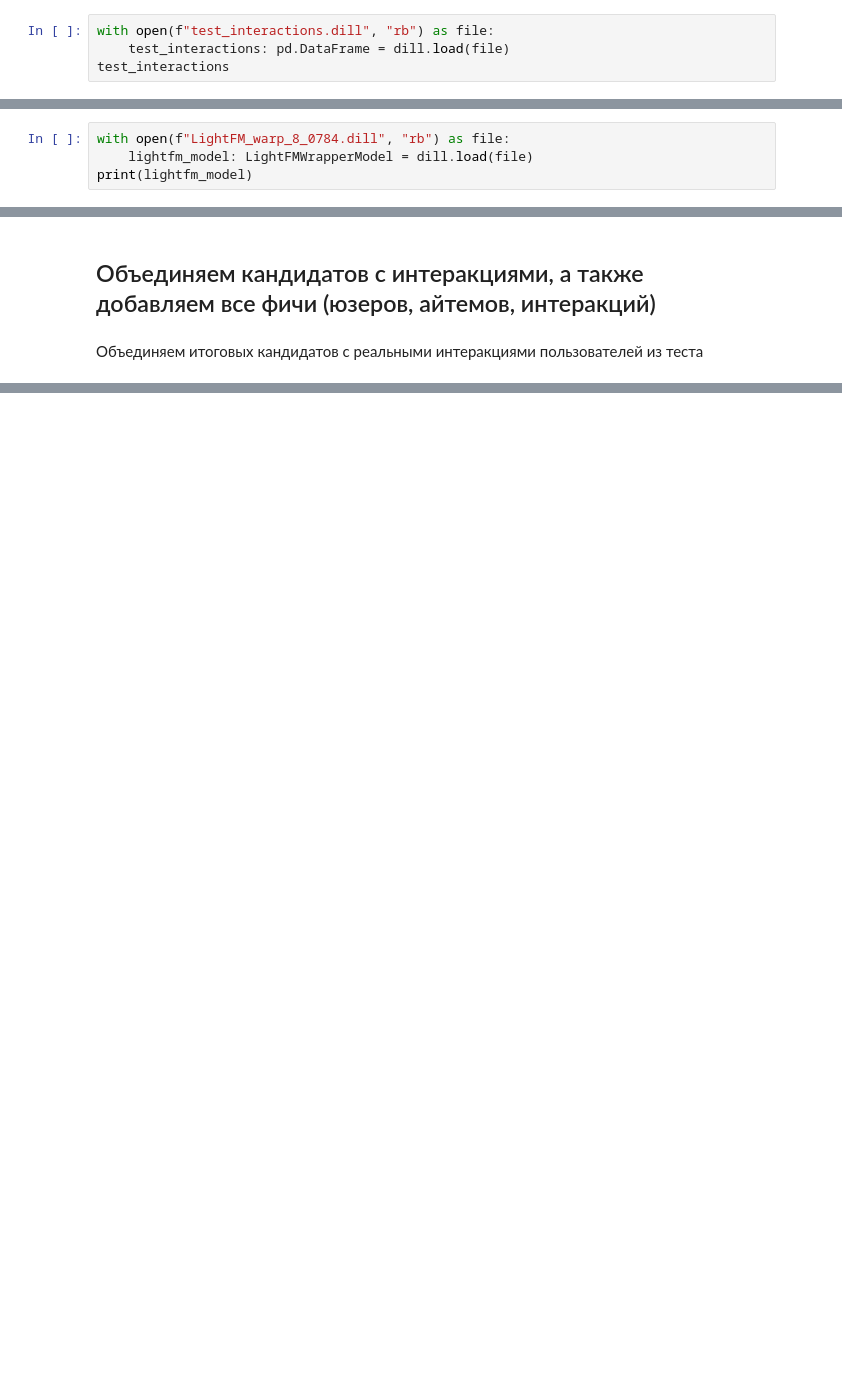
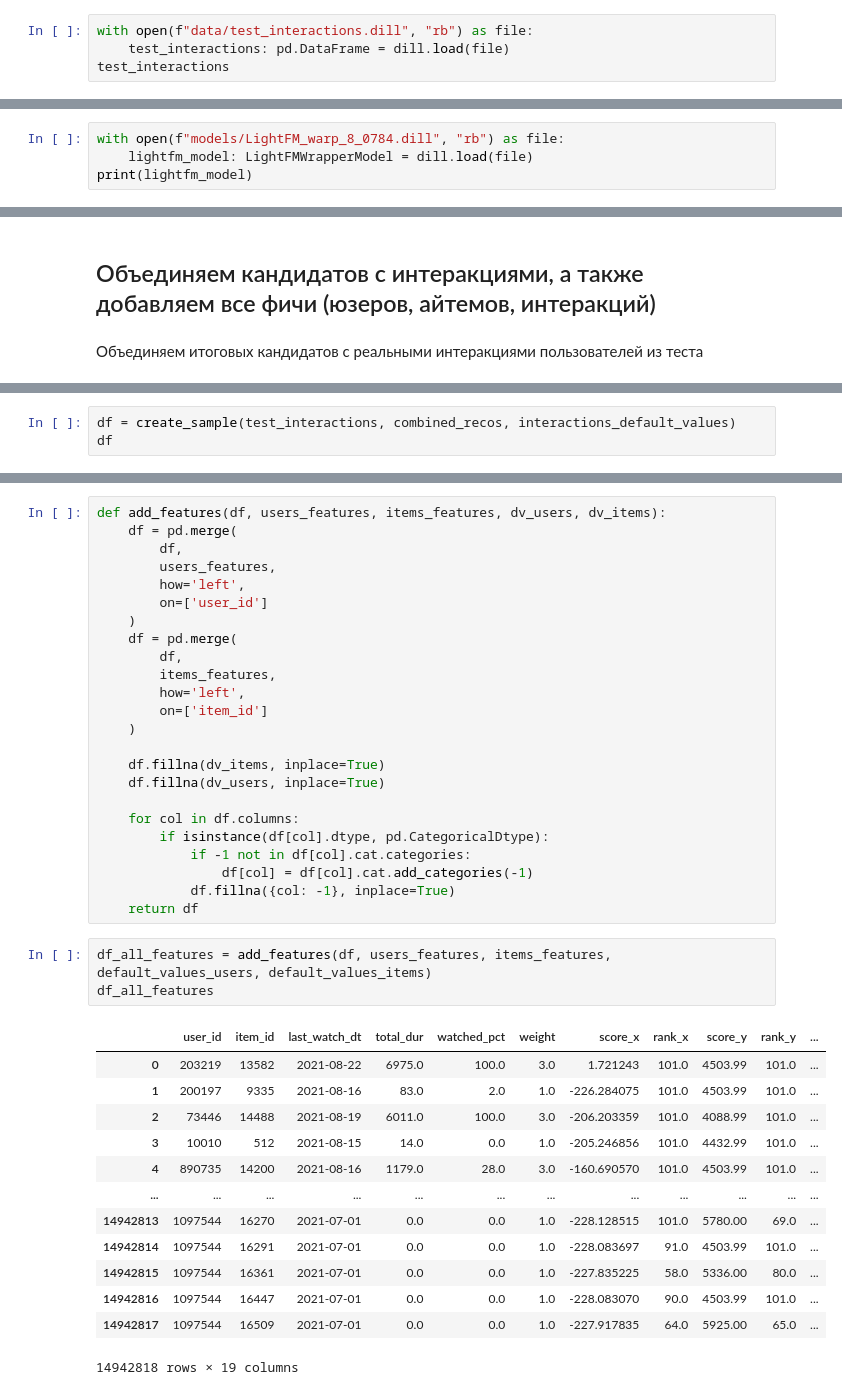
Before and after one commit to sesevasa64/RecoServiceTemplate, a Jupyter notebook: notebooks/hw5.ipynb, the cells around one changed output, grey strips where cells are left out. Drawn from its saved outputs; the diff is of its cells as text; blank space fills up the shorter version.

```diff
--- a/notebooks/hw5.ipynb
+++ b/notebooks/hw5.ipynb
@@ -324,5 +301,5 @@ train_interactions
 # %%
-with open(f"test_interactions.dill", "rb") as file:
+with open(f"data/test_interactions.dill", "rb") as file:
     test_interactions: pd.DataFrame = dill.load(file)
 test_interactions
 # %% [output]
@@ -345,7 +322,7 @@ TEST_USERS
 # %% [output]
 array([203219, 200197,  73446, ..., 623792, 442859, 857162], dtype=int64)
 # %%
-with open(f"LightFM_warp_8_0784.dill", "rb") as file:
+with open(f"models/LightFM_warp_8_0784.dill", "rb") as file:
     lightfm_model: LightFMWrapperModel = dill.load(file)
 print(lightfm_model)
 # %% [output]
@@ -447,0 +408,3 @@ df
+# %%
+df = create_sample(test_interactions, combined_recos, interactions_default_values)
+df
@@ -447,0 +425,41 @@ df
+# %%
+def add_features(df, users_features, items_features, dv_users, dv_items):
+    df = pd.merge(
+        df,
+        users_features,
+        how='left',
+        on=['user_id']
+    )
+    df = pd.merge(
+        df,
+        items_features,
+        how='left',
+        on=['item_id']
+    )
+
+    df.fillna(dv_items, inplace=True)
+    df.fillna(dv_users, inplace=True)
+
+    for col in df.columns:
+        if isinstance(df[col].dtype, pd.CategoricalDtype):
+            if -1 not in df[col].cat.categories:
+                df[col] = df[col].cat.add_categories(-1)
+            df.fillna({col: -1}, inplace=True)
+    return df
+# %%
+df_all_features = add_features(df, users_features, items_features, default_values_users, default_values_items)
+df_all_features
+# %% [output]
+|  | user_id | item_id | last_watch_dt | total_dur | watched_pct | weight | score_x | rank_x | score_y | rank_y | ... |
+| 0 | 203219 | 13582 | 2021-08-22 | 6975.0 | 100.0 | 3.0 | 1.721243 | 101.0 | 4503.99 | 101.0 | ... |
+| 1 | 200197 | 9335 | 2021-08-16 | 83.0 | 2.0 | 1.0 | -226.284075 | 101.0 | 4503.99 | 101.0 | ... |
+| 2 | 73446 | 14488 | 2021-08-19 | 6011.0 | 100.0 | 3.0 | -206.203359 | 101.0 | 4088.99 | 101.0 | ... |
+| 3 | 10010 | 512 | 2021-08-15 | 14.0 | 0.0 | 1.0 | -205.246856 | 101.0 | 4432.99 | 101.0 | ... |
+| 4 | 890735 | 14200 | 2021-08-16 | 1179.0 | 28.0 | 3.0 | -160.690570 | 101.0 | 4503.99 | 101.0 | ... |
+| ... | ... | ... | ... | ... | ... | ... | ... | ... | ... | ... | ... |
+| 14942813 | 1097544 | 16270 | 2021-07-01 | 0.0 | 0.0 | 1.0 | -228.128515 | 101.0 | 5780.00 | 69.0 | ... |
+| 14942814 | 1097544 | 16291 | 2021-07-01 | 0.0 | 0.0 | 1.0 | -228.083697 | 91.0 | 4503.99 | 101.0 | ... |
+| 14942815 | 1097544 | 16361 | 2021-07-01 | 0.0 | 0.0 | 1.0 | -227.835225 | 58.0 | 5336.00 | 80.0 | ... |
+| 14942816 | 1097544 | 16447 | 2021-07-01 | 0.0 | 0.0 | 1.0 | -228.083070 | 90.0 | 4503.99 | 101.0 | ... |
+| 14942817 | 1097544 | 16509 | 2021-07-01 | 0.0 | 0.0 | 1.0 | -227.917835 | 64.0 | 5925.00 | 65.0 | ... |
+14942818 rows × 19 columns
```
Also changed, not shown: parts of 32 cells of this notebook.
